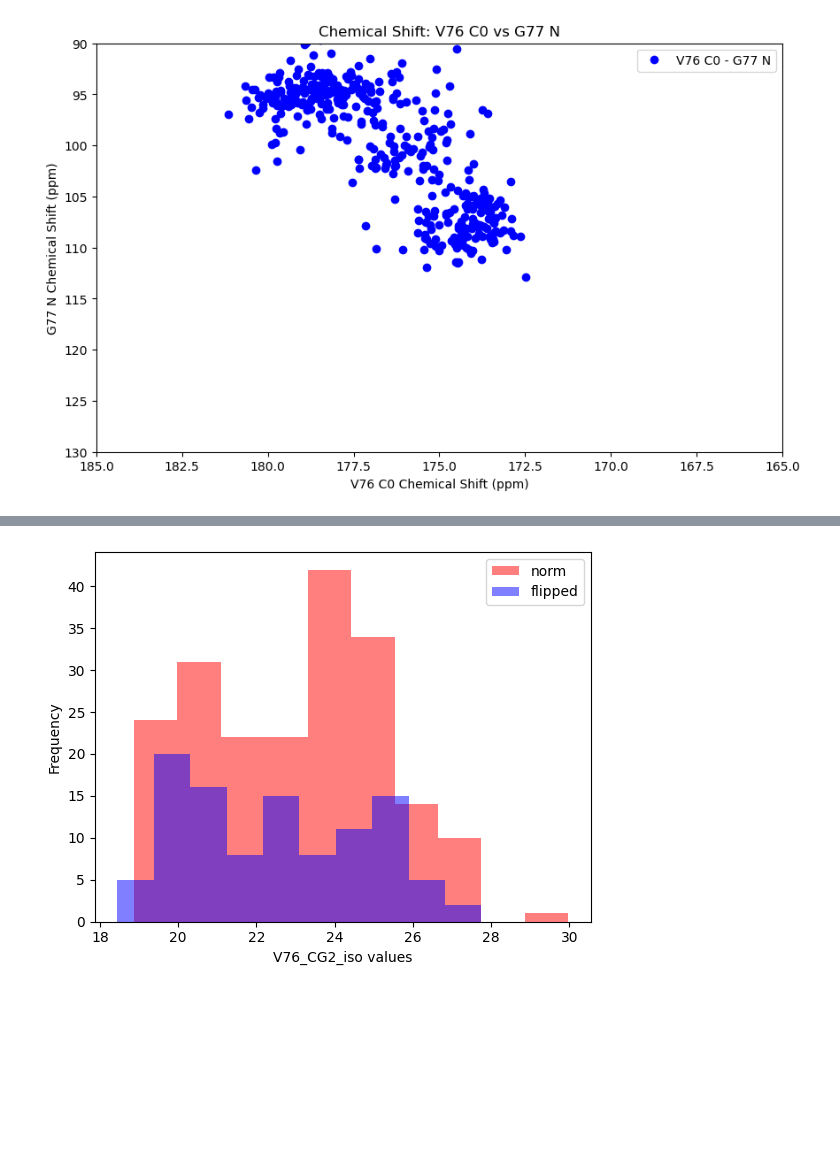
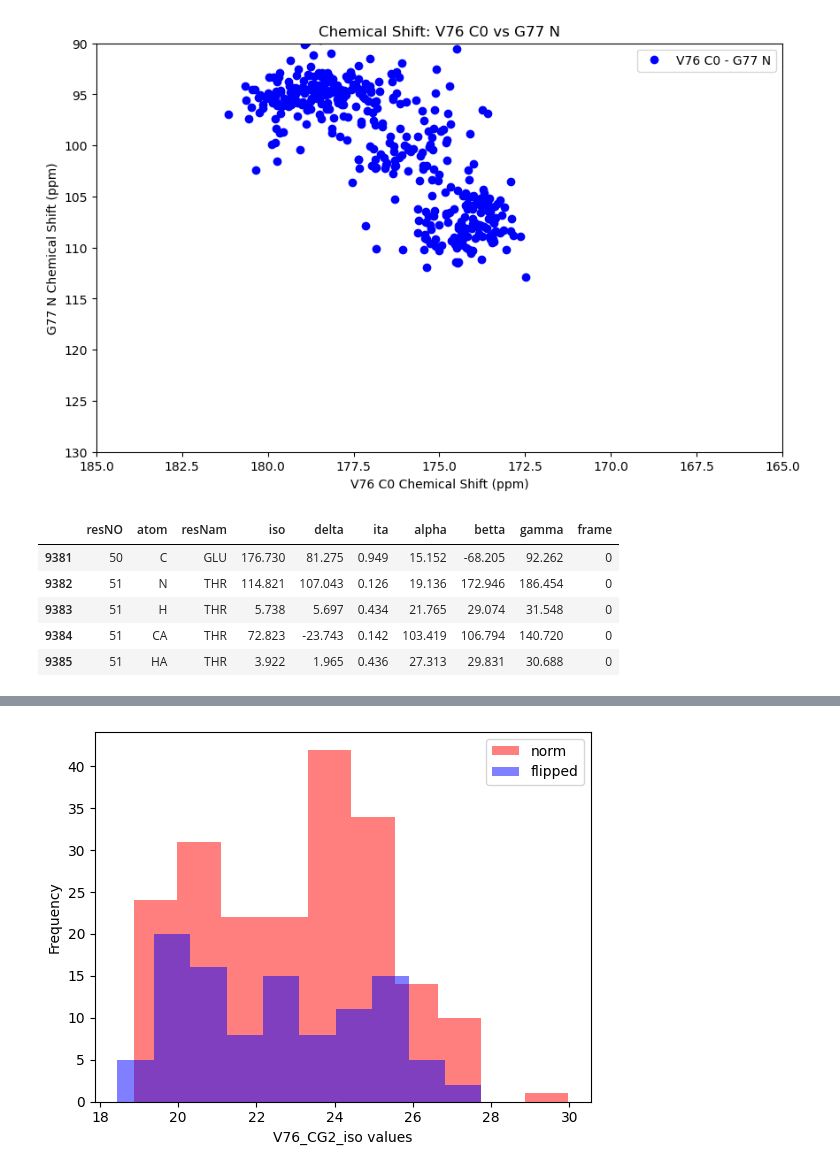
Before and after one commit to Xyunyao/KChannel_torsion_angle, a Jupyter notebook: KcsA_Deactivated_MMQM_cs_minimalized.ipynb, the cells around one changed output, grey strips where cells are left out. Drawn from its saved outputs; the diff is of its cells as text; code cells hidden in the pictures; blank space fills up the shorter version.

```diff
--- a/KcsA_Deactivated_MMQM_cs_minimalized.ipynb
+++ b/KcsA_Deactivated_MMQM_cs_minimalized.ipynb
@@ -262,6 +268,15 @@ plt.show()
 #plt.plot(V76_df[V76_df['atom'] == 'C']['iso'], G77_df[G77_df['atom'] == 'N']['iso'],marker='o', label='NCO')
 # %% [output]
 [figure]
+# %%
+ccdeactivated_df.head()
+# %% [output]
+|  | resNO | atom | resNam | iso | delta | ita | alpha | betta | gamma | frame |
+| 9381 | 50 | C | GLU | 176.730 | 81.275 | 0.949 | 15.152 | -68.205 | 92.262 | 0 |
+| 9382 | 51 | N | THR | 114.821 | 107.043 | 0.126 | 19.136 | 172.946 | 186.454 | 0 |
+| 9383 | 51 | H | THR | 5.738 | 5.697 | 0.434 | 21.765 | 29.074 | 31.548 | 0 |
+| 9384 | 51 | CA | THR | 72.823 | -23.743 | 0.142 | 103.419 | 106.794 | 140.720 | 0 |
+| 9385 | 51 | HA | THR | 3.922 | 1.965 | 0.436 | 27.313 | 29.831 | 30.688 | 0 |
 # %%
 import numpy as np
 import MDAnalysis
```
Also changed, not shown: parts of 9 cells of this notebook, 1 other file.
